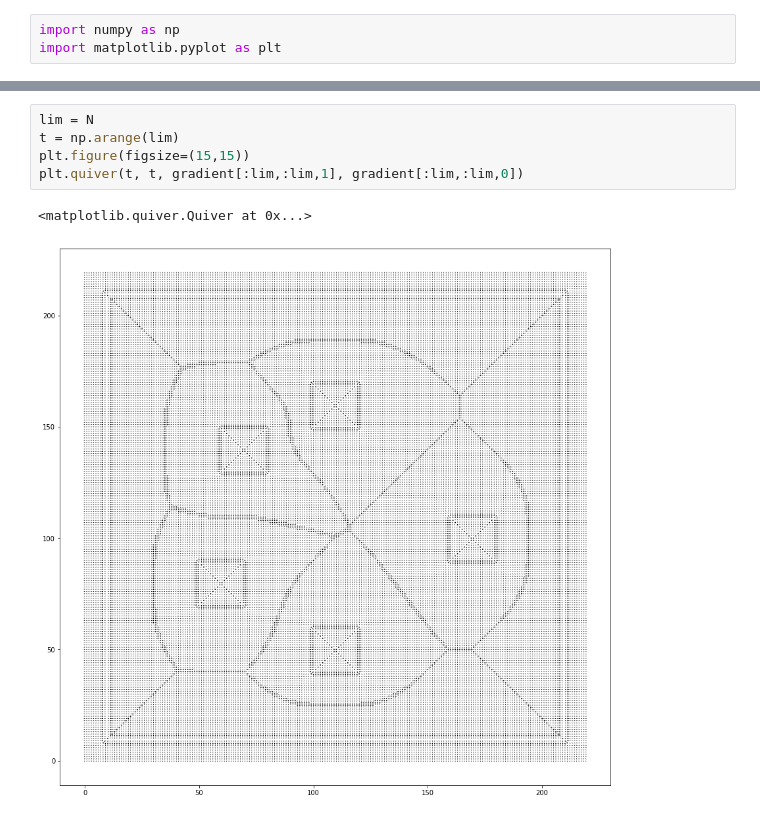
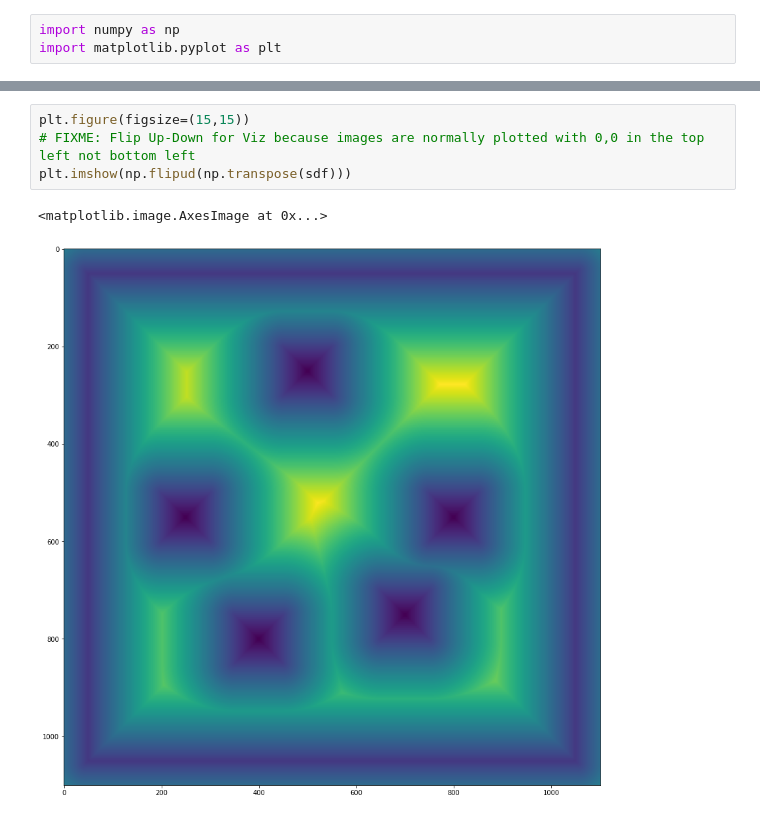
Before and after one commit to UM-ARM-Lab/unreliable-deform-manipulation, a Jupyter notebook: link_bot_notebooks/src/link_bot_notebooks/SDF Viz.ipynb, the cells around one changed output, grey strips where cells are left out. Cells and saved outputs as stored; diff of their text form.

Commit message:
more testing confirms gradient and sdf are correct

```diff
--- a/link_bot_notebooks/src/link_bot_notebooks/SDF Viz.ipynb
+++ b/link_bot_notebooks/src/link_bot_notebooks/SDF Viz.ipynb
@@ -24,8 +21,7 @@ plt.imshow(sdf)
-# %%
-lim = N
-t = np.arange(lim)
-plt.figure(figsize=(15,15))
-plt.quiver(t, t, gradient[:lim,:lim,1], gradient[:lim,:lim,0])
-# %% [output]
-<matplotlib.quiver.Quiver at 0x...>
-[figure, removed]
+# %%
+plt.figure(figsize=(15,15))
+# FIXME: Flip Up-Down for Viz because images are normally plotted with 0,0 in the top left not bottom left
+plt.imshow(np.flipud(np.transpose(sdf)))
+# %% [output]
+<matplotlib.image.AxesImage at 0x...>
+[figure, added]
```
Also changed, not shown: parts of 6 cells of this notebook, 7 other files.
